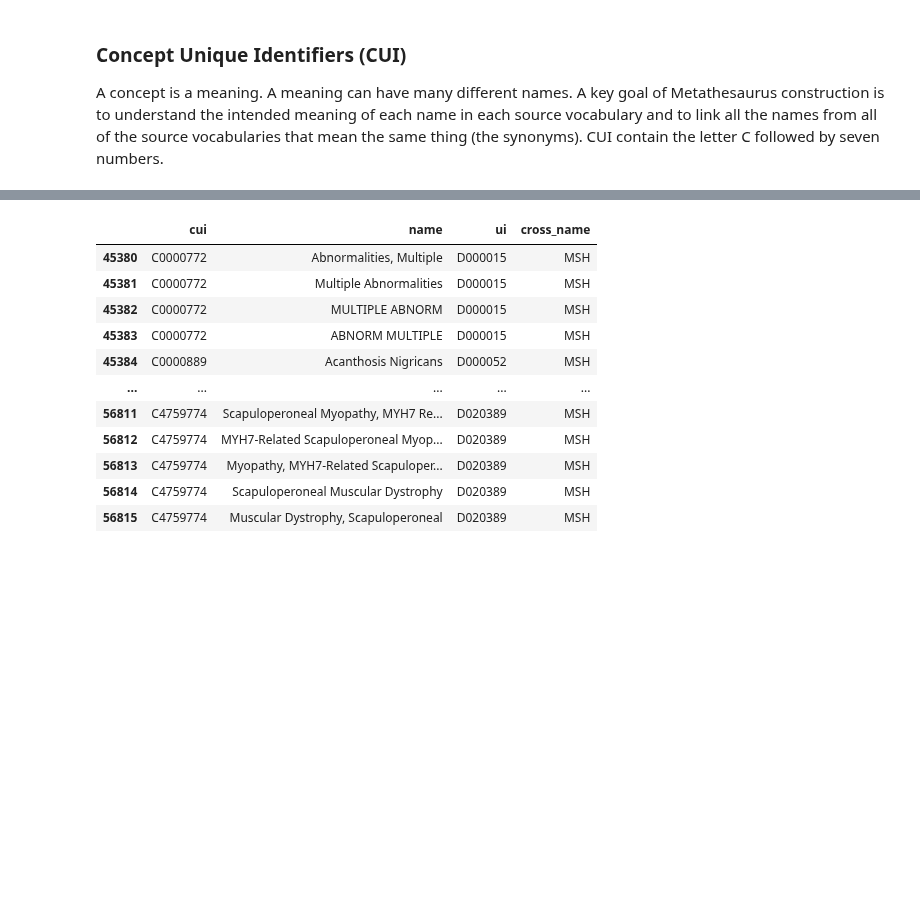
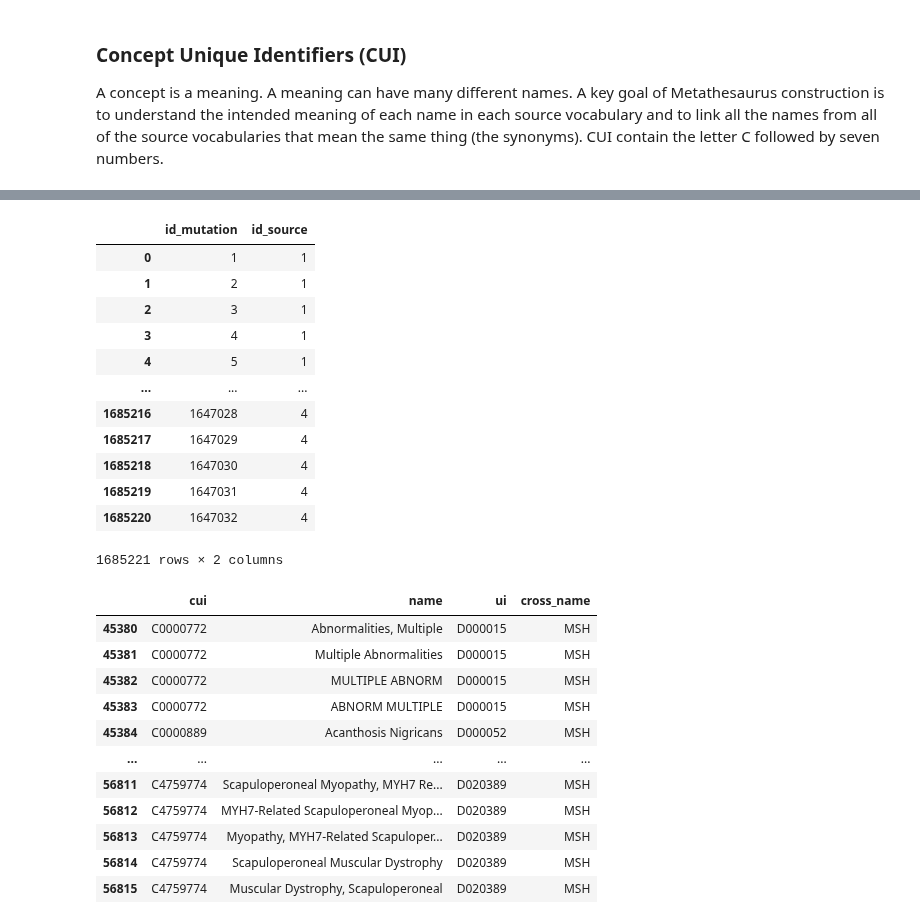
Before and after one commit to alvaro-2/mutations, a Jupyter notebook: scripts/mesh/mesh_data.ipynb, the cells around one changed output, grey strips where cells are left out. Saved outputs shown, nothing was run; the diff lists cells and outputs as text; code cells hidden in the pictures; blank space fills up the shorter version.

```diff
--- a/scripts/mesh/mesh_data.ipynb
+++ b/scripts/mesh/mesh_data.ipynb
@@ -108,3 +195,19 @@ A concept is a meaning. A meaning can have many different names. A key goal of M
+# %%
+plt.barh
+# %% [output]
+|  | id_mutation | id_source |
+| 0 | 1 | 1 |
+| 1 | 2 | 1 |
+| 2 | 3 | 1 |
+| 3 | 4 | 1 |
+| 4 | 5 | 1 |
+| ... | ... | ... |
+| 1685216 | 1647028 | 4 |
+| 1685217 | 1647029 | 4 |
+| 1685218 | 1647030 | 4 |
+| 1685219 | 1647031 | 4 |
+| 1685220 | 1647032 | 4 |
+1685221 rows × 2 columns
 # %%
 # Get only Mesh entries
 disphase_mesh = disease_has_synonyms[disease_has_synonyms.cross_name == 'MSH'].rename(columns= {'code': 'ui'})
```
Also changed, not shown: parts of 25 cells of this notebook.
